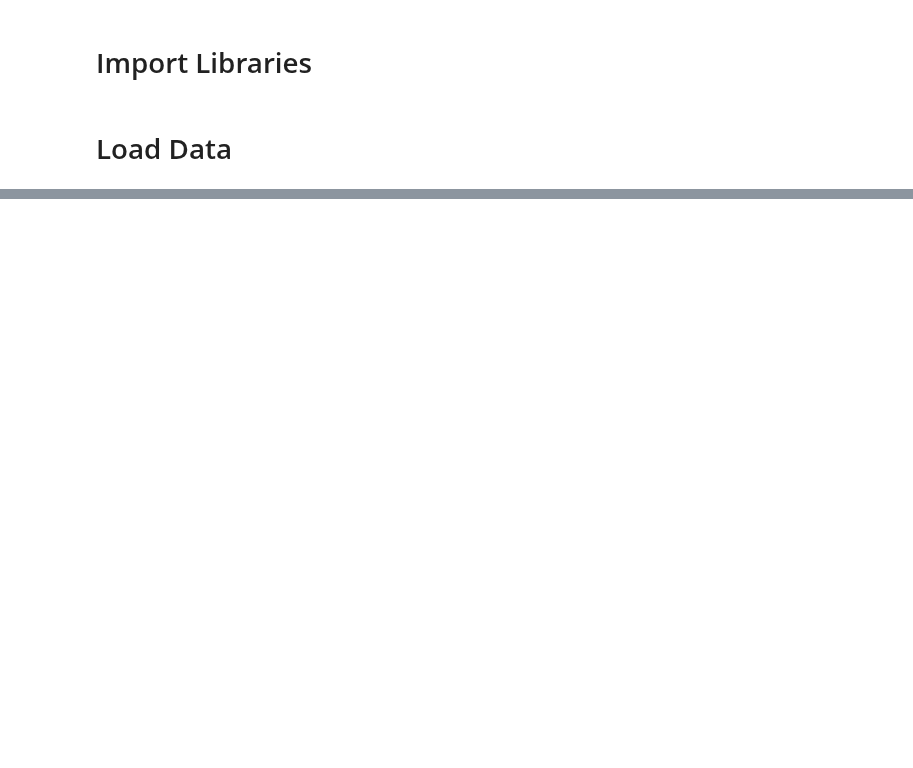
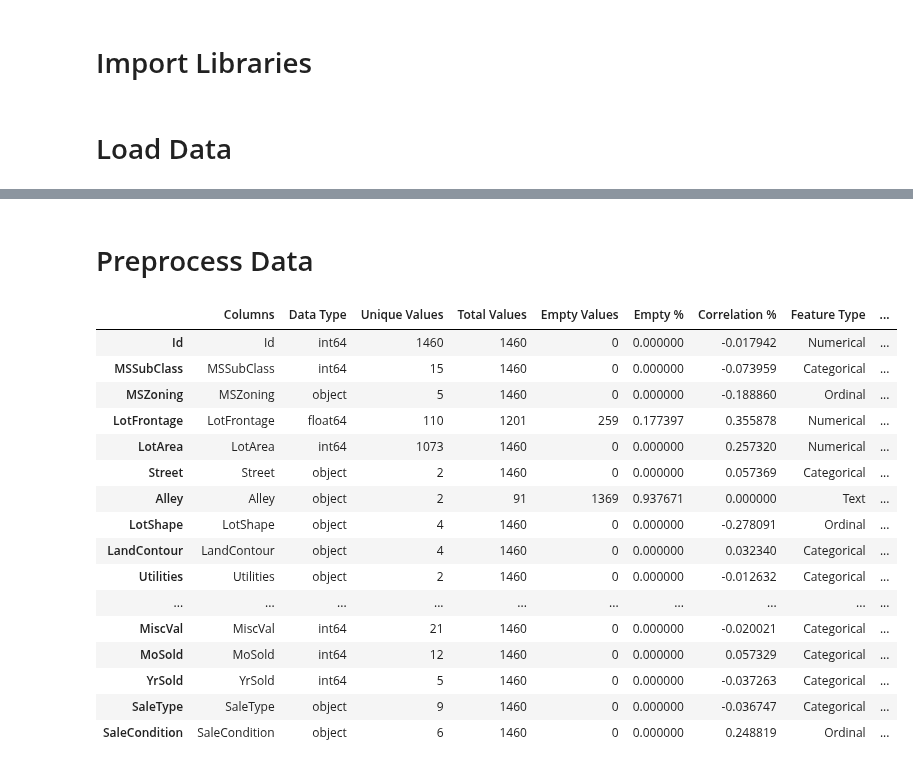
Before and after one commit to macwong/MachineLearning, a Jupyter notebook: Kaggle/House Prices - Advanced Regression Techniques/Housing Prices.ipynb, the cells around one changed output, grey strips where cells are left out. Saved outputs shown, nothing was run; the diff lists cells and outputs as text; code cells hidden in the pictures; blank space fills up the shorter version.

Commit message:
Add auto analysis

```diff
--- a/Kaggle/House Prices - Advanced Regression Techniques/Housing Prices.ipynb
+++ b/Kaggle/House Prices - Advanced Regression Techniques/Housing Prices.ipynb
@@ -24,3 +24,11 @@ import numpy as np
 import random
 # %% [markdown]
 # Load Data
+# %%
+train_data = pd.read_csv("train.csv")
+test_data = pd.read_csv("test.csv")
+
+pd.set_option("display.max_columns",100)
+pd.set_option("display.max_rows",100)
+
+train_data.head()
@@ -26,0 +42,2 @@ import random
+# %% [markdown]
+# Preprocess Data
@@ -26,0 +238,27 @@ import random
+# %%
+y = np.log(train_data["SalePrice"])
+X = train_data.drop(labels="SalePrice", axis=1)
+X_test = test_data
+
+# analysis = DataPreprocessor(X, X_test, y).analyse()
+# analysis = DataPreprocessor(X, X_test, y).recommend()
+analysis, X, X_test = DataPreprocessor(X, X_test, y).action()
+analysis
+# %% [output]
+|  | Columns | Data Type | Unique Values | Total Values | Empty Values | Empty % | Correlation % | Feature Type | ... |
+| Id | Id | int64 | 1460 | 1460 | 0 | 0.000000 | -0.017942 | Numerical | ... |
+| MSSubClass | MSSubClass | int64 | 15 | 1460 | 0 | 0.000000 | -0.073959 | Categorical | ... |
+| MSZoning | MSZoning | object | 5 | 1460 | 0 | 0.000000 | -0.188860 | Ordinal | ... |
+| LotFrontage | LotFrontage | float64 | 110 | 1201 | 259 | 0.177397 | 0.355878 | Numerical | ... |
+| LotArea | LotArea | int64 | 1073 | 1460 | 0 | 0.000000 | 0.257320 | Numerical | ... |
+| Street | Street | object | 2 | 1460 | 0 | 0.000000 | 0.057369 | Categorical | ... |
+| Alley | Alley | object | 2 | 91 | 1369 | 0.937671 | 0.000000 | Text | ... |
+| LotShape | LotShape | object | 4 | 1460 | 0 | 0.000000 | -0.278091 | Ordinal | ... |
+| LandContour | LandContour | object | 4 | 1460 | 0 | 0.000000 | 0.032340 | Categorical | ... |
+| Utilities | Utilities | object | 2 | 1460 | 0 | 0.000000 | -0.012632 | Categorical | ... |
+| ... | ... | ... | ... | ... | ... | ... | ... | ... | ... |
+| MiscVal | MiscVal | int64 | 21 | 1460 | 0 | 0.000000 | -0.020021 | Categorical | ... |
+| MoSold | MoSold | int64 | 12 | 1460 | 0 | 0.000000 | 0.057329 | Categorical | ... |
+| YrSold | YrSold | int64 | 5 | 1460 | 0 | 0.000000 | -0.037263 | Categorical | ... |
+| SaleType | SaleType | object | 9 | 1460 | 0 | 0.000000 | -0.036747 | Categorical | ... |
+| SaleCondition | SaleCondition | object | 6 | 1460 | 0 | 0.000000 | 0.248819 | Ordinal | ... |
```
Also changed, not shown: parts of 3 cells of this notebook, 1 other file.
